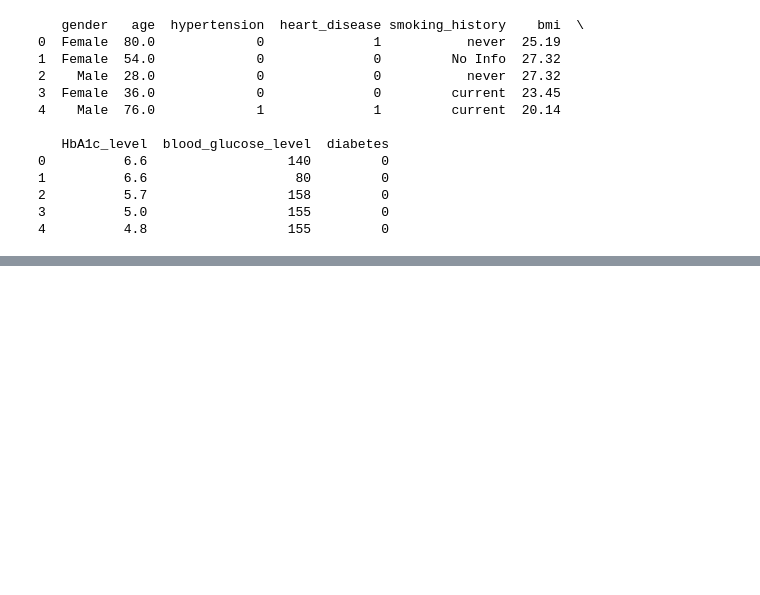
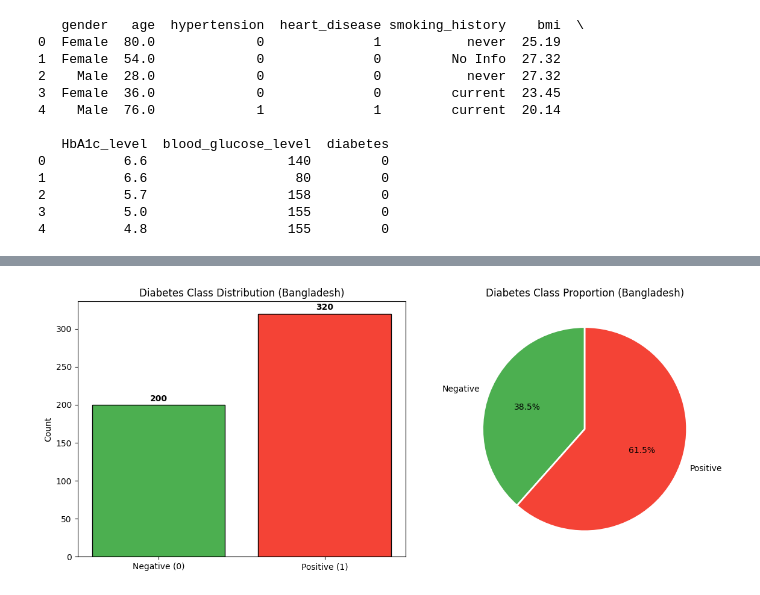
Before and after one commit to Ethan-Shak/SC3021_SDAB_Group_3, a Jupyter notebook: SC3021_Group_3.ipynb, the cells around one changed output, grey strips where cells are left out. Cells and saved outputs as stored; diff of their text form; code cells hidden in the pictures; blank space fills up the shorter version.

```diff
--- a/SC3021_Group_3.ipynb
+++ b/SC3021_Group_3.ipynb
@@ -259,0 +508,20 @@ This Indonesia diabetes dataset contains 100,000 individual-level records and ou
+# %%
+print("Data types before conversion:")
+display(df_bangladesh.dtypes)
+
+# Convert target 'class' to binary
+df_bangladesh['class'] = df_bangladesh['class'].map({'Negative': 0, 'Positive': 1})
+
+# Convert Yes/No symptom columns to binary (0 = No, 1 = Yes)
+yes_no_cols = ['Polyuria', 'Polydipsia', 'sudden weight loss', 'weakness',
+               'Polyphagia', 'Genital thrush', 'visual blurring', 'Itching',
+               'Irritability', 'delayed healing', 'partial paresis',
+               'muscle stiffness', 'Alopecia', 'Obesity']
+for col in yes_no_cols:
+    df_bangladesh[col] = df_bangladesh[col].map({'No': 0, 'Yes': 1})
+
+# Convert Gender to category
+df_bangladesh['Gender'] = df_bangladesh['Gender'].astype('category')
+
+print("\nData types after conversion:")
+display(df_bangladesh.dtypes)
@@ -259,0 +575,23 @@ This Indonesia diabetes dataset contains 100,000 individual-level records and ou
+# %%
+vc = df_bangladesh['class'].value_counts()
+fig, axes = plt.subplots(1, 2, figsize=(12, 5))
+
+# Bar chart
+bars = axes[0].bar(['Negative (0)', 'Positive (1)'],
+                   [vc.get(0, 0), vc.get(1, 0)],
+                   color=['#4CAF50', '#F44336'], edgecolor='black')
+axes[0].set_title('Diabetes Class Distribution (Bangladesh)')
+axes[0].set_ylabel('Count')
+for bar, val in zip(bars, [vc.get(0, 0), vc.get(1, 0)]):
+    axes[0].text(bar.get_x() + bar.get_width()/2, val + 5, val, ha='center', fontweight='bold')
+
+# Pie chart
+axes[1].pie([vc.get(0, 0), vc.get(1, 0)],
+            labels=['Negative', 'Positive'],
+            colors=['#4CAF50', '#F44336'], autopct='%1.1f%%',
+            wedgeprops={'edgecolor': 'white', 'linewidth': 2}, startangle=90)
+axes[1].set_title('Diabetes Class Proportion (Bangladesh)')
+plt.tight_layout()
+plt.show()
+# %% [output]
+[figure, added]
```
Also changed, not shown: parts of 106 cells of this notebook.
